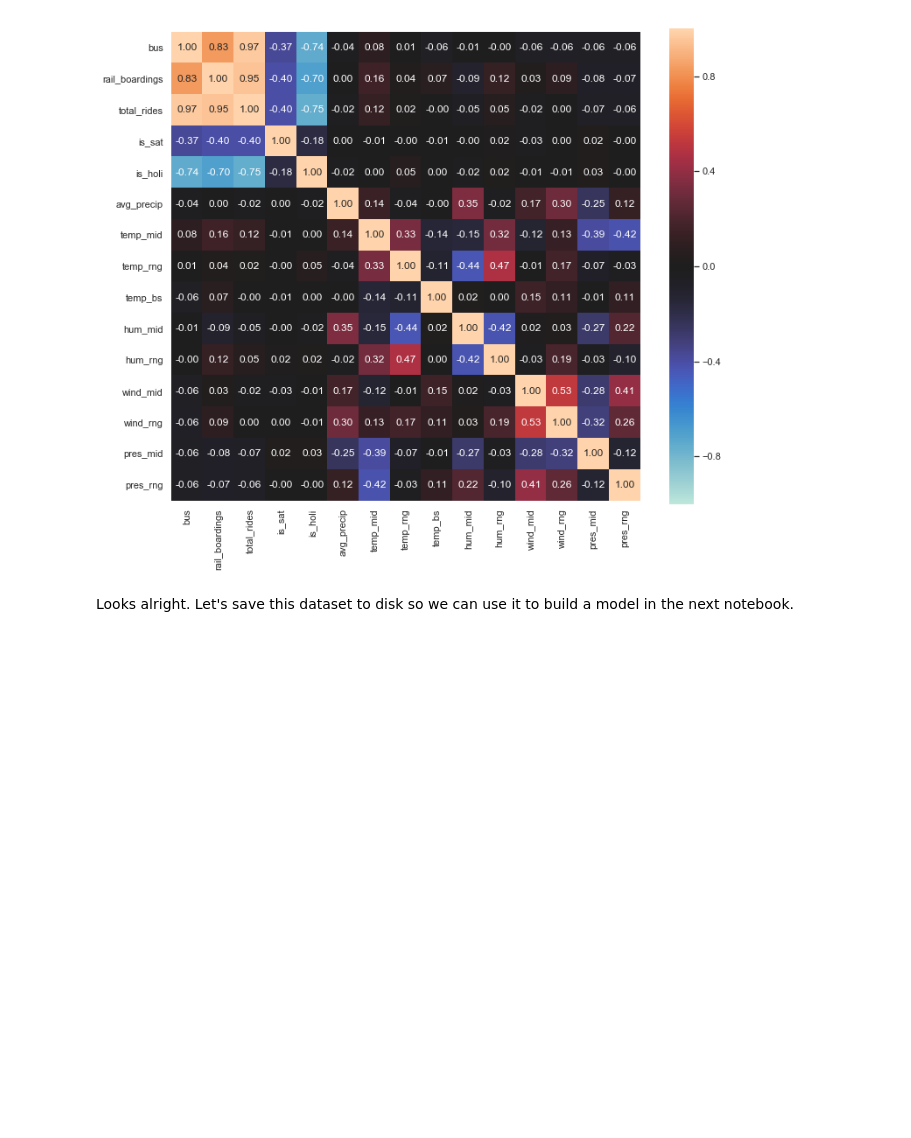
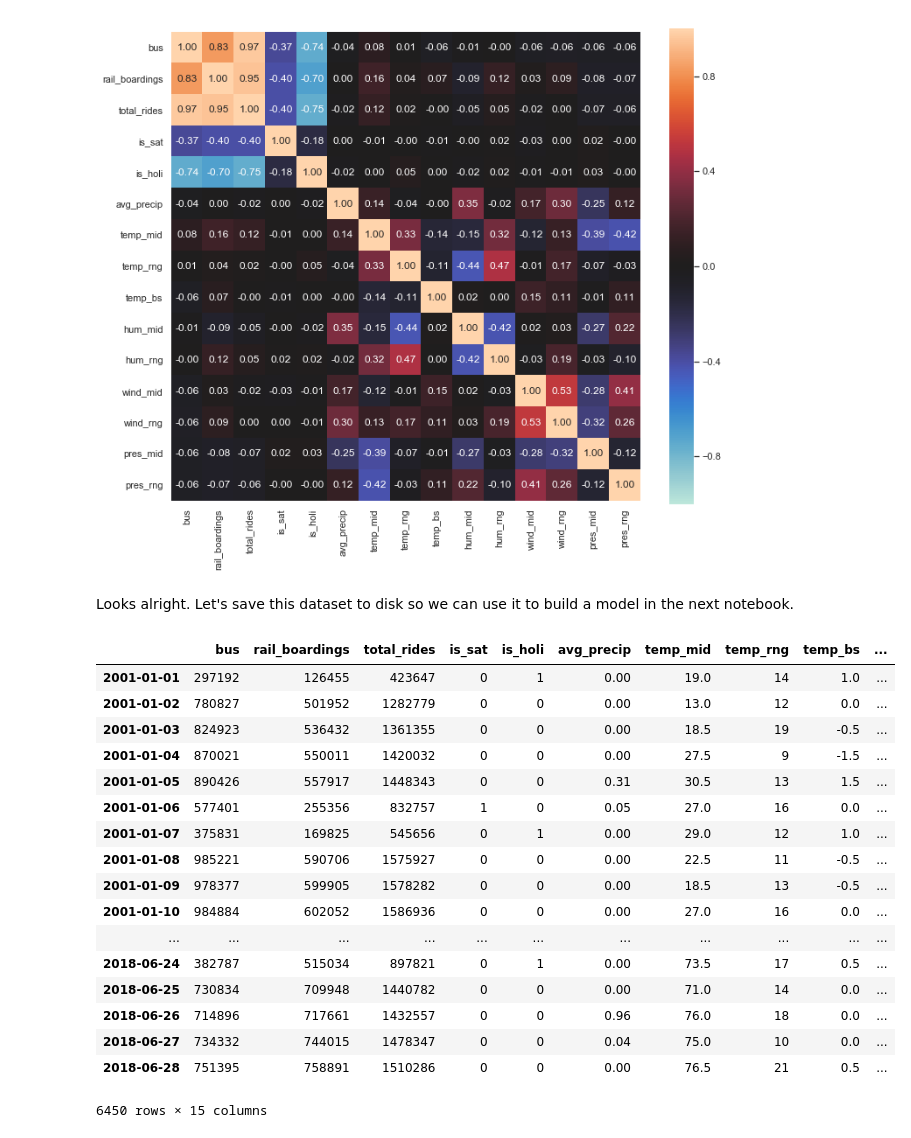
Before and after one commit to graxel/rainy_day, a Jupyter notebook: EDA.ipynb, the cells around one changed output. Saved outputs shown, nothing was run; the diff lists cells and outputs as text; code cells hidden in the pictures; blank space fills up the shorter version.

```diff
--- a/EDA.ipynb
+++ b/EDA.ipynb
@@ -107,3 +107,24 @@ pickle.dump(new_chi_data,fileObject)
 fileObject.close()
 # %%
 new_chi_data.to_csv('transformed_data.csv')
+# %%
+new_chi_data
+# %% [output]
+|  | bus | rail_boardings | total_rides | is_sat | is_holi | avg_precip | temp_mid | temp_rng | temp_bs | ... |
+| 2001-01-01 | 297192 | 126455 | 423647 | 0 | 1 | 0.00 | 19.0 | 14 | 1.0 | ... |
+| 2001-01-02 | 780827 | 501952 | 1282779 | 0 | 0 | 0.00 | 13.0 | 12 | 0.0 | ... |
+| 2001-01-03 | 824923 | 536432 | 1361355 | 0 | 0 | 0.00 | 18.5 | 19 | -0.5 | ... |
+| 2001-01-04 | 870021 | 550011 | 1420032 | 0 | 0 | 0.00 | 27.5 | 9 | -1.5 | ... |
+| 2001-01-05 | 890426 | 557917 | 1448343 | 0 | 0 | 0.31 | 30.5 | 13 | 1.5 | ... |
+| 2001-01-06 | 577401 | 255356 | 832757 | 1 | 0 | 0.05 | 27.0 | 16 | 0.0 | ... |
+| 2001-01-07 | 375831 | 169825 | 545656 | 0 | 1 | 0.00 | 29.0 | 12 | 1.0 | ... |
+| 2001-01-08 | 985221 | 590706 | 1575927 | 0 | 0 | 0.00 | 22.5 | 11 | -0.5 | ... |
+| 2001-01-09 | 978377 | 599905 | 1578282 | 0 | 0 | 0.00 | 18.5 | 13 | -0.5 | ... |
+| 2001-01-10 | 984884 | 602052 | 1586936 | 0 | 0 | 0.00 | 27.0 | 16 | 0.0 | ... |
+| ... | ... | ... | ... | ... | ... | ... | ... | ... | ... | ... |
+| 2018-06-24 | 382787 | 515034 | 897821 | 0 | 1 | 0.00 | 73.5 | 17 | 0.5 | ... |
+| 2018-06-25 | 730834 | 709948 | 1440782 | 0 | 0 | 0.00 | 71.0 | 14 | 0.0 | ... |
+| 2018-06-26 | 714896 | 717661 | 1432557 | 0 | 0 | 0.96 | 76.0 | 18 | 0.0 | ... |
+| 2018-06-27 | 734332 | 744015 | 1478347 | 0 | 0 | 0.04 | 75.0 | 10 | 0.0 | ... |
+| 2018-06-28 | 751395 | 758891 | 1510286 | 0 | 0 | 0.00 | 76.5 | 21 | 0.5 | ... |
+6450 rows × 15 columns
```
Also changed, not shown: parts of 1 cell of this notebook, 3 other files.
